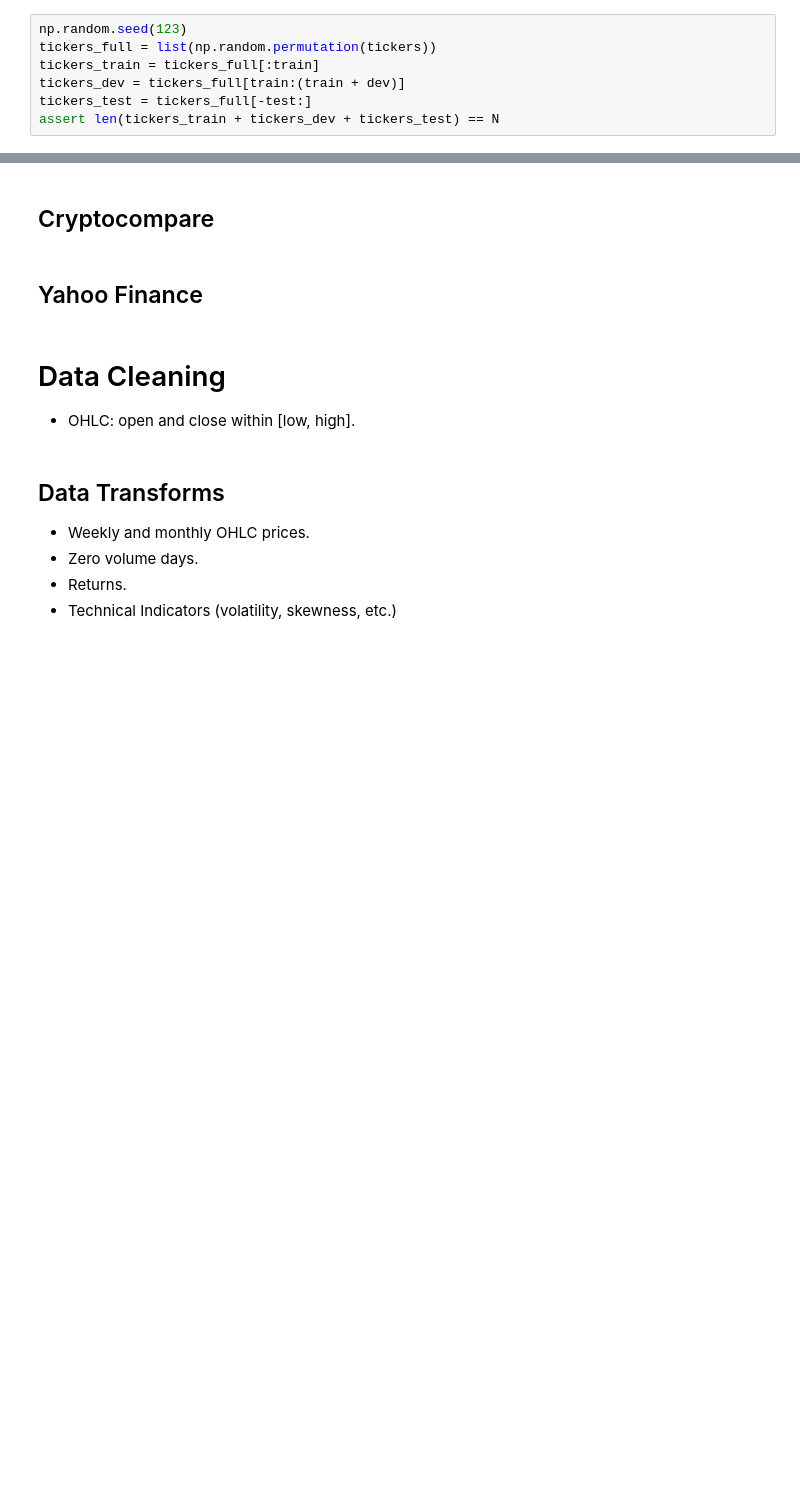
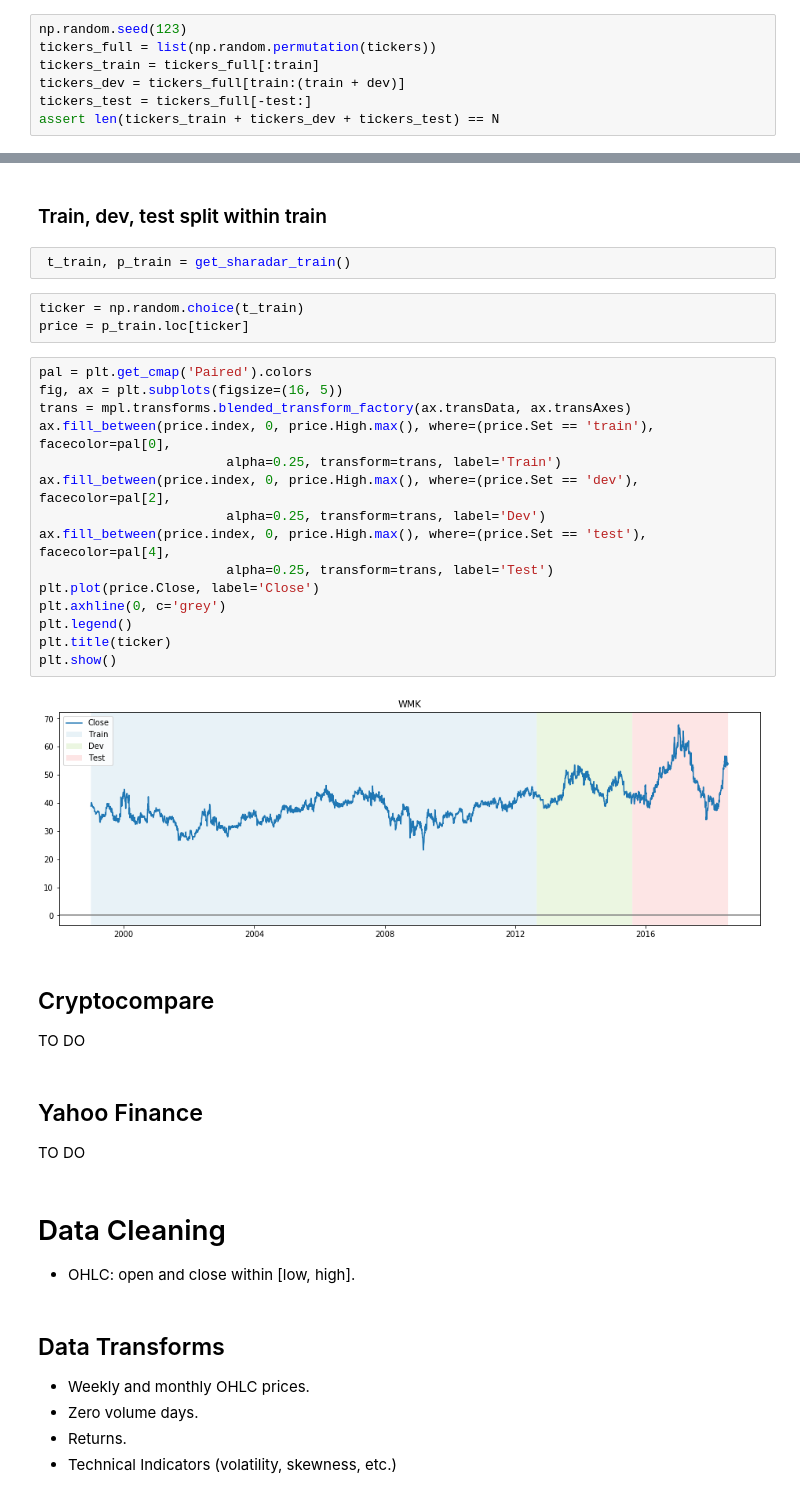
Before and after one commit to peerchen/trend-following-1, a Jupyter notebook: Data loading and formatting.ipynb, the cells around one changed output, grey strips where cells are left out. Saved outputs shown, nothing was run; the diff lists cells and outputs as text; blank space fills up the shorter version.

```diff
--- a/Data loading and formatting.ipynb
+++ b/Data loading and formatting.ipynb
@@ -209,7 +173,33 @@ for t in tickers_test:
+# %% [markdown]
+### Train, dev, test split within train
+# %%
+ t_train, p_train = get_sharadar_train()
+# %%
+ticker = np.random.choice(t_train)
+price = p_train.loc[ticker]
+# %%
+pal = plt.get_cmap('Paired').colors
+fig, ax = plt.subplots(figsize=(16, 5))
+trans = mpl.transforms.blended_transform_factory(ax.transData, ax.transAxes)
+ax.fill_between(price.index, 0, price.High.max(), where=(price.Set == 'train'), facecolor=pal[0],
+                        alpha=0.25, transform=trans, label='Train')
+ax.fill_between(price.index, 0, price.High.max(), where=(price.Set == 'dev'), facecolor=pal[2],
+                        alpha=0.25, transform=trans, label='Dev')
+ax.fill_between(price.index, 0, price.High.max(), where=(price.Set == 'test'), facecolor=pal[4],
+                        alpha=0.25, transform=trans, label='Test')
+plt.plot(price.Close, label='Close')
+plt.axhline(0, c='grey')
+plt.legend()
+plt.title(ticker)
+plt.show()
+# %% [output]
+[figure, added]
 # %% [markdown]
 ## Cryptocompare
+TO DO
 # %% [markdown]
 ## Yahoo Finance
+TO DO
 # %% [markdown]
 # Data Cleaning
 
```
Also changed, not shown: parts of 23 cells of this notebook, 2 other files.
